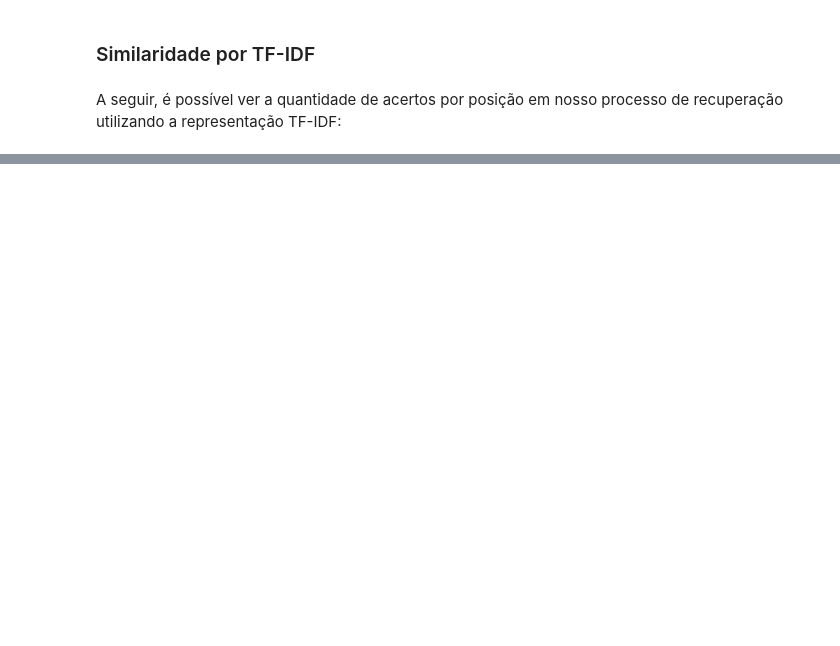
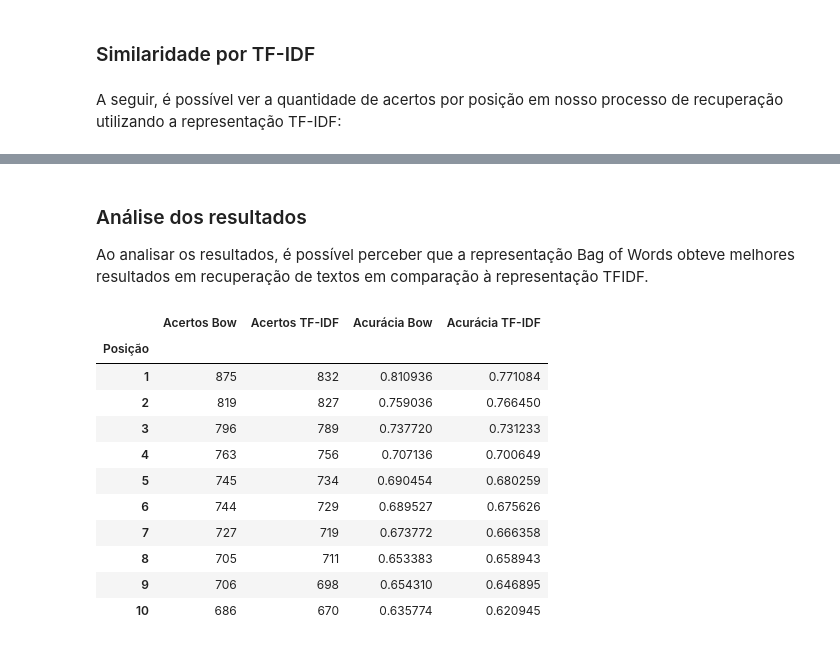
Before and after one commit to nosgueira/PLN-2022-1, a Jupyter notebook: Atividade03.ipynb, the cells around one changed output, grey strips where cells are left out. Saved outputs shown, nothing was run; the diff lists cells and outputs as text; code cells hidden in the pictures; blank space fills up the shorter version.

```diff
--- a/Atividade03.ipynb
+++ b/Atividade03.ipynb
@@ -217,7 +218,7 @@ def gen_table(scores):
     pontuacao = pd.DataFrame(
     {'Posição':range(1,11),
      'Acertos': scores,
-    'Acurácia':[acertos/len(corpus_reduzido) for acertos in scores_bow]})
+    'Acurácia':[acertos/len(corpus_reduzido) for acertos in scores]})
     pontuacao.set_index(pontuacao.columns[0], inplace=True)
     return pontuacao
 # %% [markdown]
@@ -238,0 +266,22 @@ gen_table(scores_tfidf)
+# %% [markdown]
+### Análise dos resultados
+
+Ao analisar os resultados, é possível perceber que a representação Bag of Words obteve melhores resultados em recuperação de textos em comparação à representação TFIDF.
+# %%
+df = pd.concat([gen_table(scores_bow), gen_table(scores_tfidf)], axis=1)
+df.columns=[nome+(" Bow" if i <2 else " TF-IDF") for i, nome in enumerate(df.columns) ]
+df = df[sorted(df.columns)]
+df
+# %% [output]
+|  | Acertos Bow | Acertos TF-IDF | Acurácia Bow | Acurácia TF-IDF |
+| Posição |  |  |  |  |
+| 1 | 875 | 832 | 0.810936 | 0.771084 |
+| 2 | 819 | 827 | 0.759036 | 0.766450 |
+| 3 | 796 | 789 | 0.737720 | 0.731233 |
+| 4 | 763 | 756 | 0.707136 | 0.700649 |
+| 5 | 745 | 734 | 0.690454 | 0.680259 |
+| 6 | 744 | 729 | 0.689527 | 0.675626 |
+| 7 | 727 | 719 | 0.673772 | 0.666358 |
+| 8 | 705 | 711 | 0.653383 | 0.658943 |
+| 9 | 706 | 698 | 0.654310 | 0.646895 |
+| 10 | 686 | 670 | 0.635774 | 0.620945 |
```
Also changed, not shown: parts of 3 cells of this notebook.
